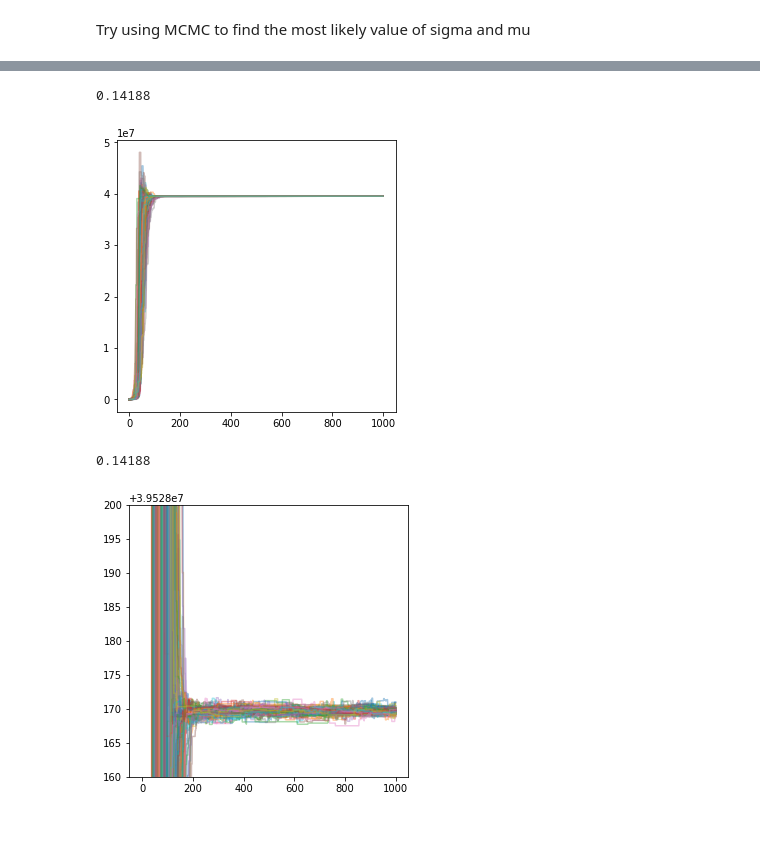
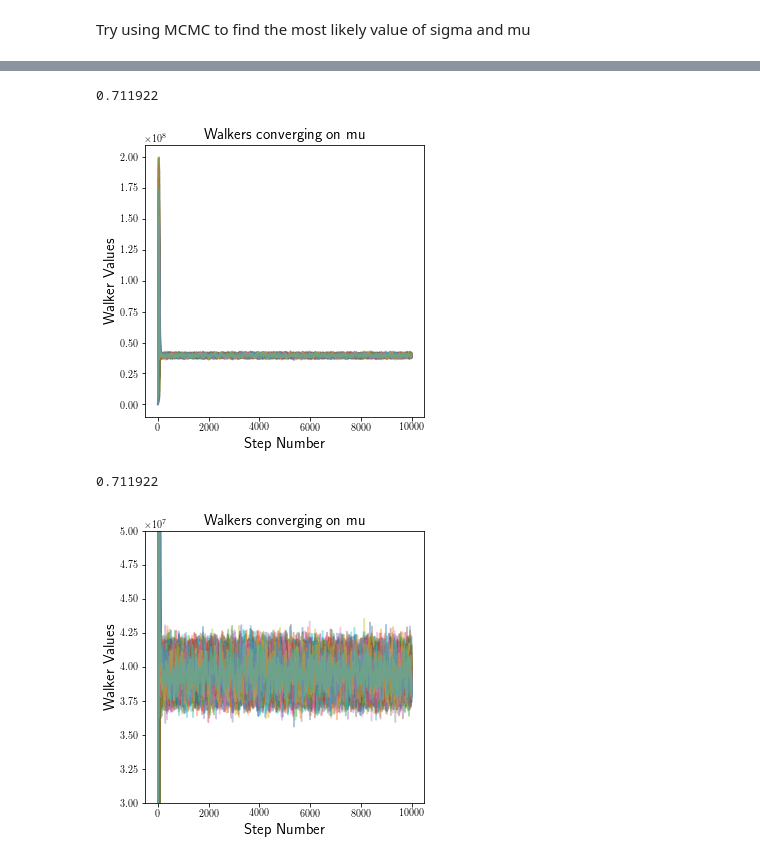
Before and after one commit to dtamayo/MLstability, a Jupyter notebook: Analysis/MCMC.ipynb, the cells around one changed output, grey strips where cells are left out. Drawn from its saved outputs; the diff is of its cells as text; code cells hidden in the pictures; blank space fills up the shorter version.

```diff
--- a/Analysis/MCMC.ipynb
+++ b/Analysis/MCMC.ipynb
@@ -232,9 +281,9 @@ def squared_diff(vals, val):
 #Probability for any given mu and sigma given data using MLE
 for i in range( estimates.shape[0]):
     estimates[i,0] = df.loc[i].sum()/2.
-    val1 = (estimates[i,0] - df.iloc[i,0])**2
-    val2 = (estimates[i,0] - df.iloc[i,1])**2
-    estimates[i,1] = ((val1 + val2)/2.)**0.5
+    #val1 = (estimates[i,0] - df.iloc[i,0])**2
+    #val2 = (estimates[i,0] - df.iloc[i,1])**2
+    estimates[i,1] = ((squared_diff(df.loc[i].values,  estimates[i,0] ))/2.)**0.5
     if i%1000 ==999:
         print i
 # %% [output]
@@ -284,7 +333,7 @@ def lnprior(theta):
 
 def lnlike ( theta, x):
     mu,sig = theta
-    return -0.5* len(x)*np.log(2*np.pi*sig**2) - squared_diff(x, mu)
+    return -0.5* len(x)*np.log(2*np.pi*sig**2) - 1./(2*sig**2) * squared_diff(x, mu)
 
 def lnprob( theta, x):
     lp = lnprior(theta)
@@ -300,5 +349,5 @@ sampler = emcee.EnsembleSampler(nwalkers, ndim, lnprob, args=[diff_linear])
 #For burning in a few steps
 pos, prob, state = sampler.run_mcmc(pos, 100)
 sampler.reset()
-sampler.run_mcmc(pos, 1000)
+sampler.run_mcmc(pos, 10000)
 # %% [output]
@@ -322,20 +385,29 @@ sampler.run_mcmc(pos, 1000)
 # %%
 print np.mean(sampler.acceptance_fraction)
 fig = plt.figure(figsize = (5,5))
+#plt.rc('text', usetex=True)
 ax = fig.add_subplot("111")
 ax.plot(sampler.chain[:,:,0].T, alpha = 0.4)
+ax.set_ylabel("Walker Values", fontsize = 15)
+ax.set_xlabel("Step Number",fontsize = 15 )
+ax.set_title("Walkers converging on mu", fontsize = 15)
 #ax.set_ylim[(3.9e7, 4.1e7]
 plt.show()
 # %% [output]
-0.14188
+0.711922
-[figure, old version]
+[figure, new version]
 # %%
+#Zoom in to see walkers finding the optimal value for the mean
 print np.mean(sampler.acceptance_fraction)
 fig = plt.figure(figsize = (5,5))
 ax = fig.add_subplot("111")
 ax.plot(sampler.chain[:,:,0].T, alpha = 0.4)
-ax.set_ylim(3.952816e7, 3.95282e7)
+ax.set_ylabel("Walker Values", fontsize = 15)
+ax.set_xlabel("Step Number",fontsize = 15 )
+ax.set_title("Walkers converging on mu", fontsize = 15)
+#ax.set_ylim[(3.9e7, 4.1e7]
+ax.set_ylim(3e7, 5e7)
 plt.show()
 # %% [output]
-0.14188
+0.711922
-[figure, old version]
+[figure, new version]
```
Also changed, not shown: parts of 10 cells of this notebook.
